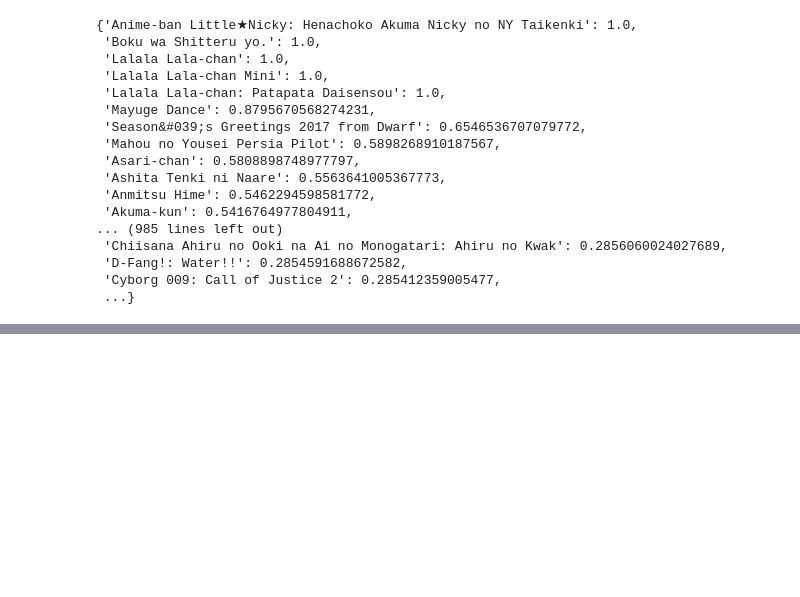
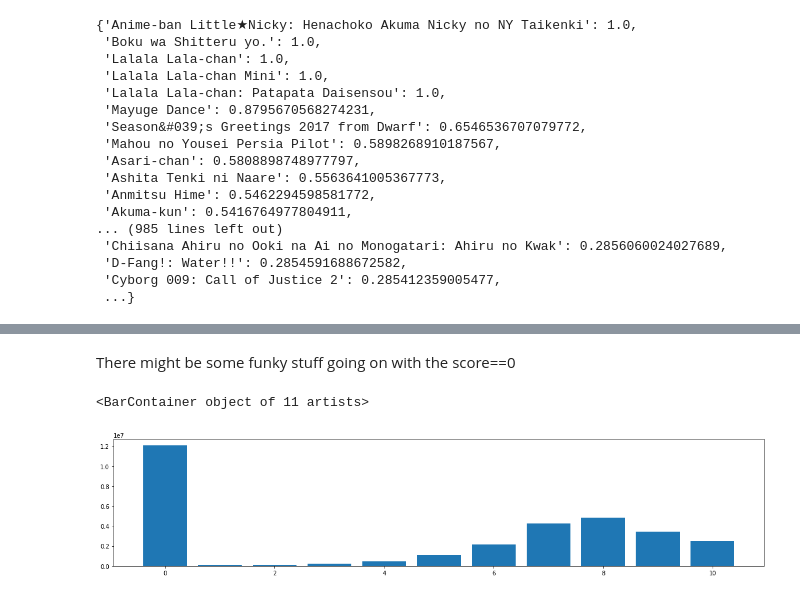
Before and after one commit to HWaiChan/anime-ml, a Jupyter notebook: data-visualisation.ipynb, the cells around one changed output, grey strips where cells are left out. Drawn from its saved outputs; the diff is of its cells as text; code cells hidden in the pictures; blank space fills up the shorter version.

```diff
--- a/data-visualisation.ipynb
+++ b/data-visualisation.ipynb
@@ -245,0 +274,9 @@ dict(sorted(results_dict.items(), key=lambda item: item[1], reverse=True))
+# %% [markdown]
+There might be some funky stuff going on with the score==0
+# %%
+fig, ax = plt.subplots(figsize = (20,4))
+ax.bar(ScoresDF_lite_with_names['my_score'].value_counts().index,
+        ScoresDF_lite_with_names['my_score'].value_counts().values)
+# %% [output]
+<BarContainer object of 11 artists>
+[figure, added]
```
Also changed, not shown: parts of 9 cells of this notebook.
